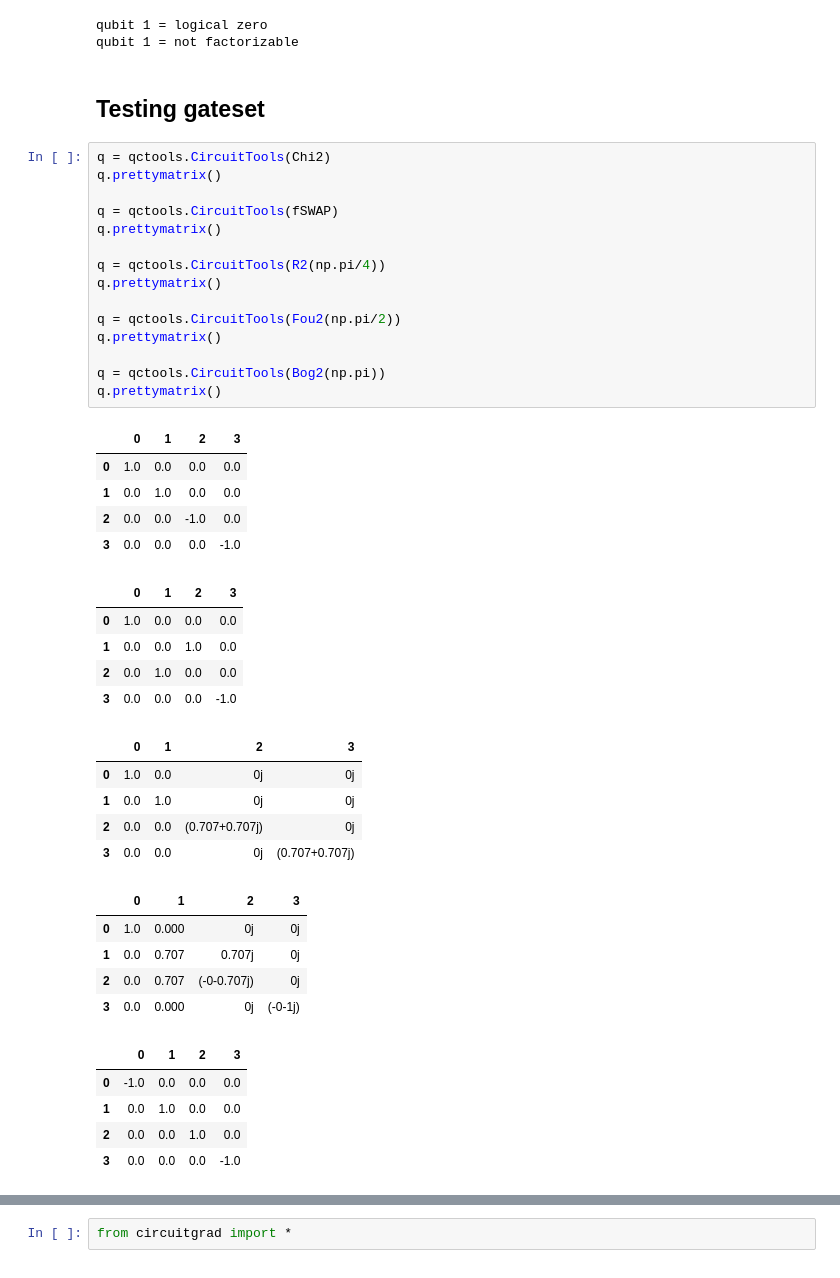
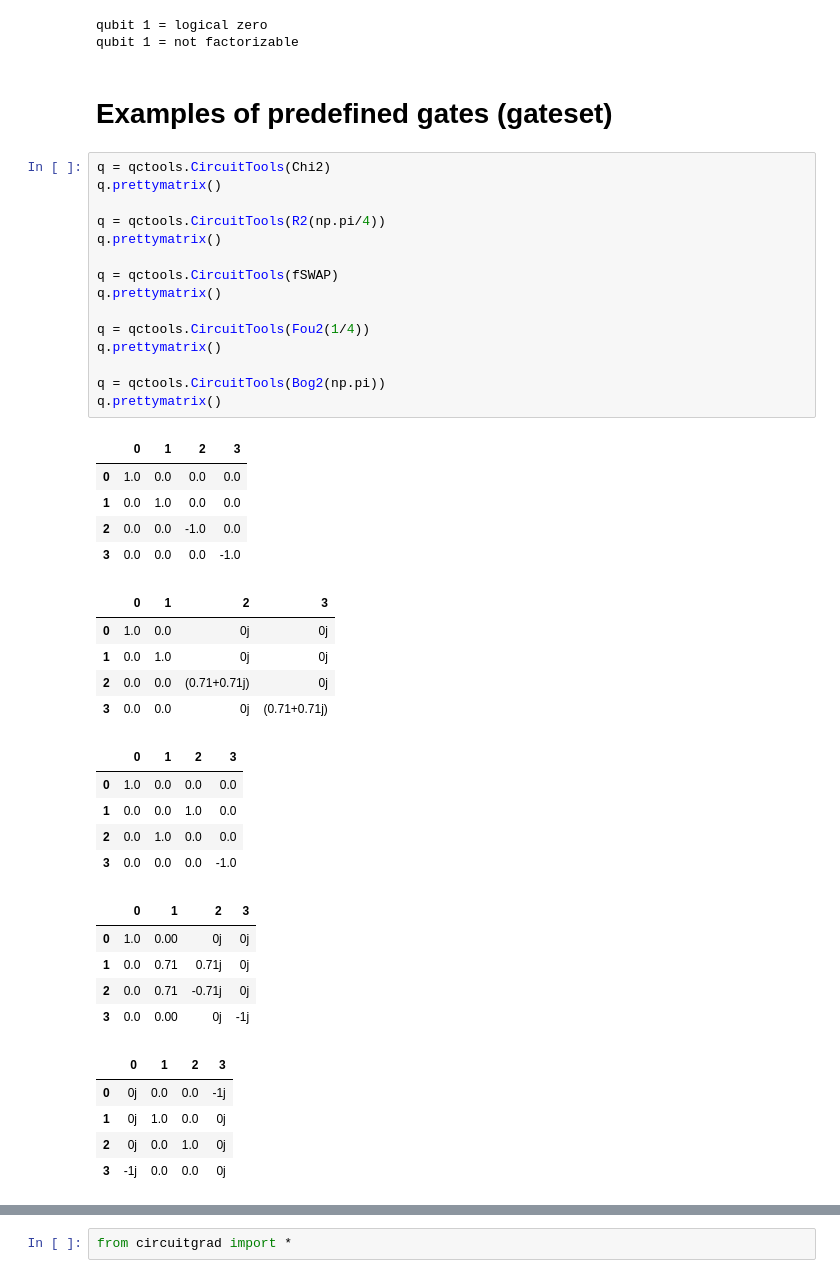
Before and after one commit to q1park/qcircuits, a Jupyter notebook: example_usage.ipynb, the cells around one changed output, grey strips where cells are left out. Saved outputs shown, nothing was run; the diff lists cells and outputs as text.

```diff
--- a/example_usage.ipynb
+++ b/example_usage.ipynb
@@ -101,47 +100,47 @@ q.check_recover(final_state)
 # %% [output]
 qubit 1 = logical zero
 qubit 1 = not factorizable
-# %% [markdown]
-## Testing gateset
+# %% [markdown]
+# Examples of predefined gates (gateset)
 # %%
 q = qctools.CircuitTools(Chi2)
+q.prettymatrix()
+
+q = qctools.CircuitTools(R2(np.pi/4))
 q.prettymatrix()
 
 q = qctools.CircuitTools(fSWAP)
 q.prettymatrix()
 
-q = qctools.CircuitTools(R2(np.pi/4))
-q.prettymatrix()
-
-q = qctools.CircuitTools(Fou2(np.pi/2))
+q = qctools.CircuitTools(Fou2(1/4))
 q.prettymatrix()
 
 q = qctools.CircuitTools(Bog2(np.pi))
 q.prettymatrix()
 # %% [output]
 |  | 0 | 1 | 2 | 3 |
 | 0 | 1.0 | 0.0 | 0.0 | 0.0 |
 | 1 | 0.0 | 1.0 | 0.0 | 0.0 |
 | 2 | 0.0 | 0.0 | -1.0 | 0.0 |
 | 3 | 0.0 | 0.0 | 0.0 | -1.0 |
 |  | 0 | 1 | 2 | 3 |
-| 0 | 1.0 | 0.0 | 0.0 | 0.0 |
-| 1 | 0.0 | 0.0 | 1.0 | 0.0 |
-| 2 | 0.0 | 1.0 | 0.0 | 0.0 |
-| 3 | 0.0 | 0.0 | 0.0 | -1.0 |
+| 0 | 1.0 | 0.0 | 0j | 0j |
+| 1 | 0.0 | 1.0 | 0j | 0j |
+| 2 | 0.0 | 0.0 | (0.71+0.71j) | 0j |
+| 3 | 0.0 | 0.0 | 0j | (0.71+0.71j) |
 |  | 0 | 1 | 2 | 3 |
-| 0 | 1.0 | 0.0 | 0j | 0j |
-| 1 | 0.0 | 1.0 | 0j | 0j |
-| 2 | 0.0 | 0.0 | (0.707+0.707j) | 0j |
-| 3 | 0.0 | 0.0 | 0j | (0.707+0.707j) |
+| 0 | 1.0 | 0.0 | 0.0 | 0.0 |
+| 1 | 0.0 | 0.0 | 1.0 | 0.0 |
+| 2 | 0.0 | 1.0 | 0.0 | 0.0 |
+| 3 | 0.0 | 0.0 | 0.0 | -1.0 |
 |  | 0 | 1 | 2 | 3 |
-| 0 | 1.0 | 0.000 | 0j | 0j |
-| 1 | 0.0 | 0.707 | 0.707j | 0j |
-| 2 | 0.0 | 0.707 | (-0-0.707j) | 0j |
-| 3 | 0.0 | 0.000 | 0j | (-0-1j) |
+| 0 | 1.0 | 0.00 | 0j | 0j |
+| 1 | 0.0 | 0.71 | 0.71j | 0j |
+| 2 | 0.0 | 0.71 | -0.71j | 0j |
+| 3 | 0.0 | 0.00 | 0j | -1j |
 |  | 0 | 1 | 2 | 3 |
-| 0 | -1.0 | 0.0 | 0.0 | 0.0 |
-| 1 | 0.0 | 1.0 | 0.0 | 0.0 |
-| 2 | 0.0 | 0.0 | 1.0 | 0.0 |
-| 3 | 0.0 | 0.0 | 0.0 | -1.0 |
+| 0 | 0j | 0.0 | 0.0 | -1j |
+| 1 | 0j | 1.0 | 0.0 | 0j |
+| 2 | 0j | 0.0 | 1.0 | 0j |
+| 3 | -1j | 0.0 | 0.0 | 0j |
 # %%
```
Also changed, not shown: parts of 18 cells of this notebook, 4 other files.
